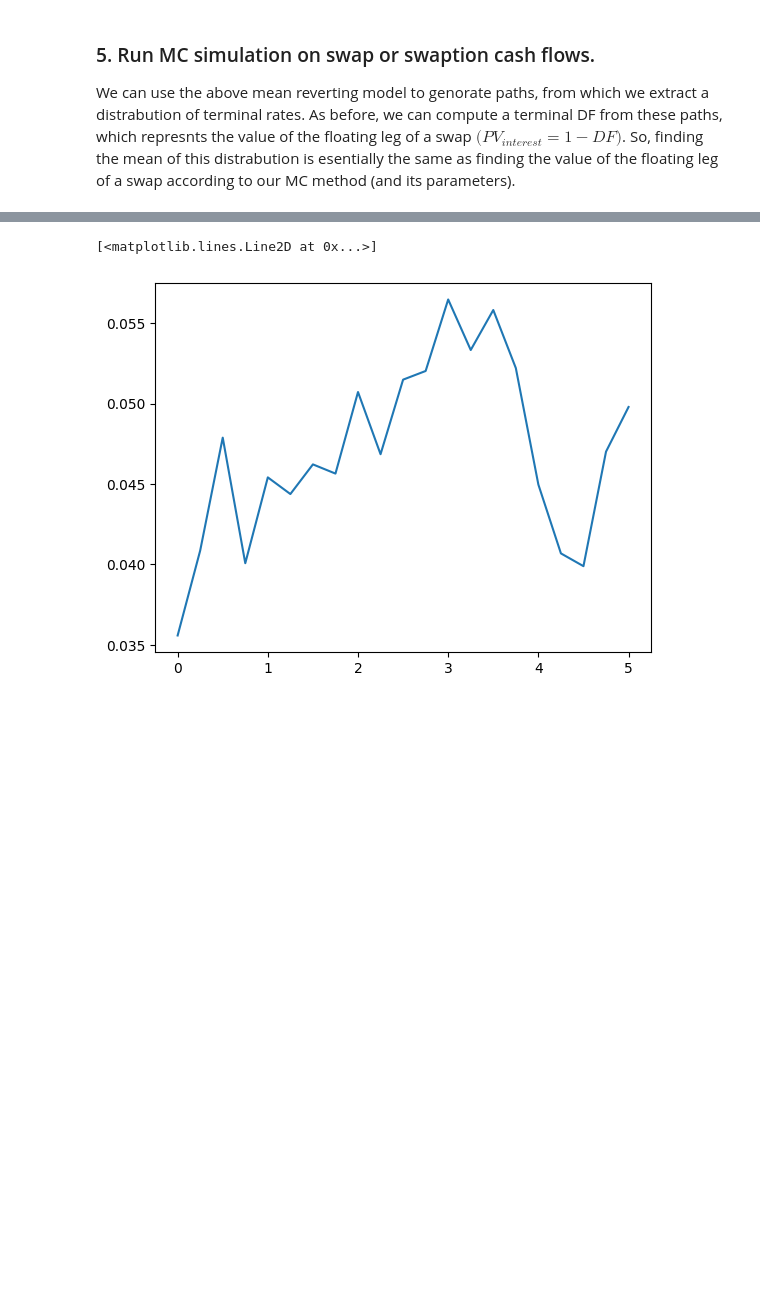
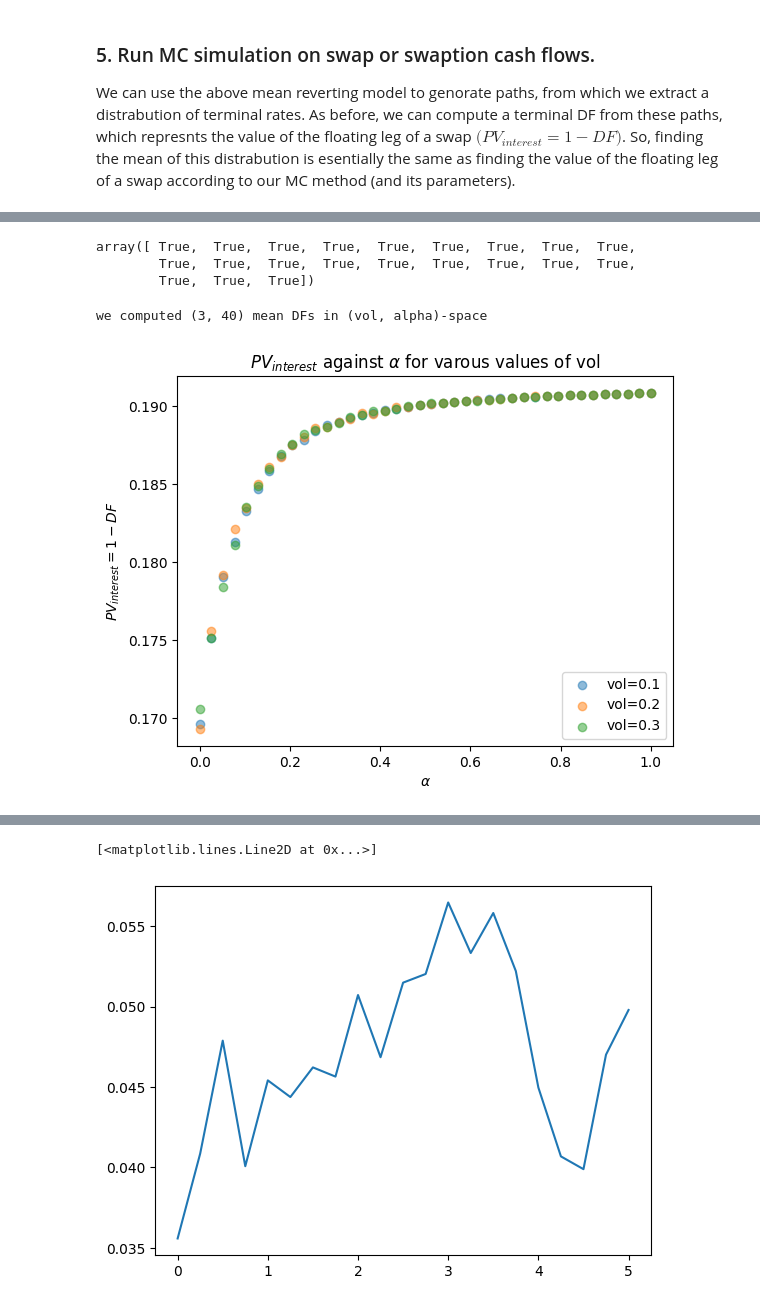
Before and after one commit to leo-megliola/swaptions, a Jupyter notebook: SWAPTION_MODEL.ipynb, the cells around one changed output, grey strips where cells are left out. Cells and saved outputs as stored; diff of their text form; code cells hidden in the pictures; blank space fills up the shorter version.

```diff
--- a/SWAPTION_MODEL.ipynb
+++ b/SWAPTION_MODEL.ipynb
@@ -301,9 +292,8 @@ array([ True,  True,  True,  True,  True,  True,  True,  True,  True,
 # %%
-#use same method as above, but this time keep only the distrabution of terminal rates (converted to DFs)
-DF = []
-for i in range(10000): #genorate 10000 paths
-    fwd_rates = generate_fwd_path(simple_mr, UST_forwards[0], {'vol':0.10, 'fwds':UST_forwards, 'alpha':0.20})
-    DF.append(rateToDF(fwd_rates, days)[-1]) #same usage as above, see section 2
-
-DF = np.array(DF)
-print(np.round(np.mean(1-DF),4), 'which would equal', np.round(1 - UST_DFs[-1],4), 'if paths converged to actual forwards')
+#use same mechinary from above, but this time keep only the distrabution of terminal rates (converted to DFs)
+def MCterminalDF(MC_f, r0, params, n):
+    DF = []
+    for i in range(n): #generate n paths
+        fwd_rates = generate_fwd_path(MC_f, r0, params)
+        DF.append(rateToDF(fwd_rates, days)[-1]) #same usage as above, see section 2
+    return np.array(DF)
@@ -315,0 +300,3 @@ We can make these PVs more simular by tuneing the model parameters. For the abov
+# %%
+DFs = MCterminalDF(simple_mr, UST_forwards[0], {'vol':0.10, 'fwds':UST_forwards, 'alpha':0.20}, 10000)
+print(f'PV_interest = {np.round(np.mean(1-DFs),4)}, for mean of MC forward rates DFs')
@@ -315,0 +311,33 @@ We can make these PVs more simular by tuneing the model parameters. For the abov
+# %%
+#confirm impplemtation is working: simple_mr w/alpha=1 == forwards?
+a = generate_fwd_path(simple_mr, UST_forwards[0], {'vol':0.20, 'fwds':UST_forwards, 'alpha':1})
+b = UST_forwards
+np.isclose(a-b, 0)
+# %% [output]
+array([ True,  True,  True,  True,  True,  True,  True,  True,  True,
+        True,  True,  True,  True,  True,  True,  True,  True,  True,
+        True,  True,  True])
+# %%
+#repeat MC simulations across 2D (vol, alpha) perameter surface
+alphas = np.linspace(0, 1, 40)
+mean_DFs = np.zeros((3,alphas.shape[0]))
+
+for vol_i,vol in enumerate([0.1, 0.2, 0.3]):
+    for alpha_i,alpha in enumerate(alphas):
+        DFs = MCterminalDF(simple_mr, UST_forwards[0], {'vol':0.10, 'fwds':UST_forwards, 'alpha':alpha}, 10000)
+        mean_DFs[vol_i, alpha_i] = np.mean(DFs)
+
+print(f'we computed {mean_DFs.shape} mean DFs in (vol, alpha)-space')
+# %% [output]
+we computed (3, 40) mean DFs in (vol, alpha)-space
+# %%
+plt.scatter(alphas, 1-mean_DFs[0,:], label='vol=0.1', alpha=0.5)
+plt.scatter(alphas, 1-mean_DFs[1,:], label='vol=0.2', alpha=0.5)
+plt.scatter(alphas, 1-mean_DFs[2,:], label='vol=0.3', alpha=0.5)
+plt.title('$PV_{interest}$ against $\\alpha$ for varous values of vol')
+plt.ylabel('$PV_{interest}=1-DF$')
+plt.xlabel('$\\alpha$')
+plt.legend(loc='lower right')
+plt.show()
+# %% [output]
+[figure, added]
```
Also changed, not shown: parts of 13 cells of this notebook.
